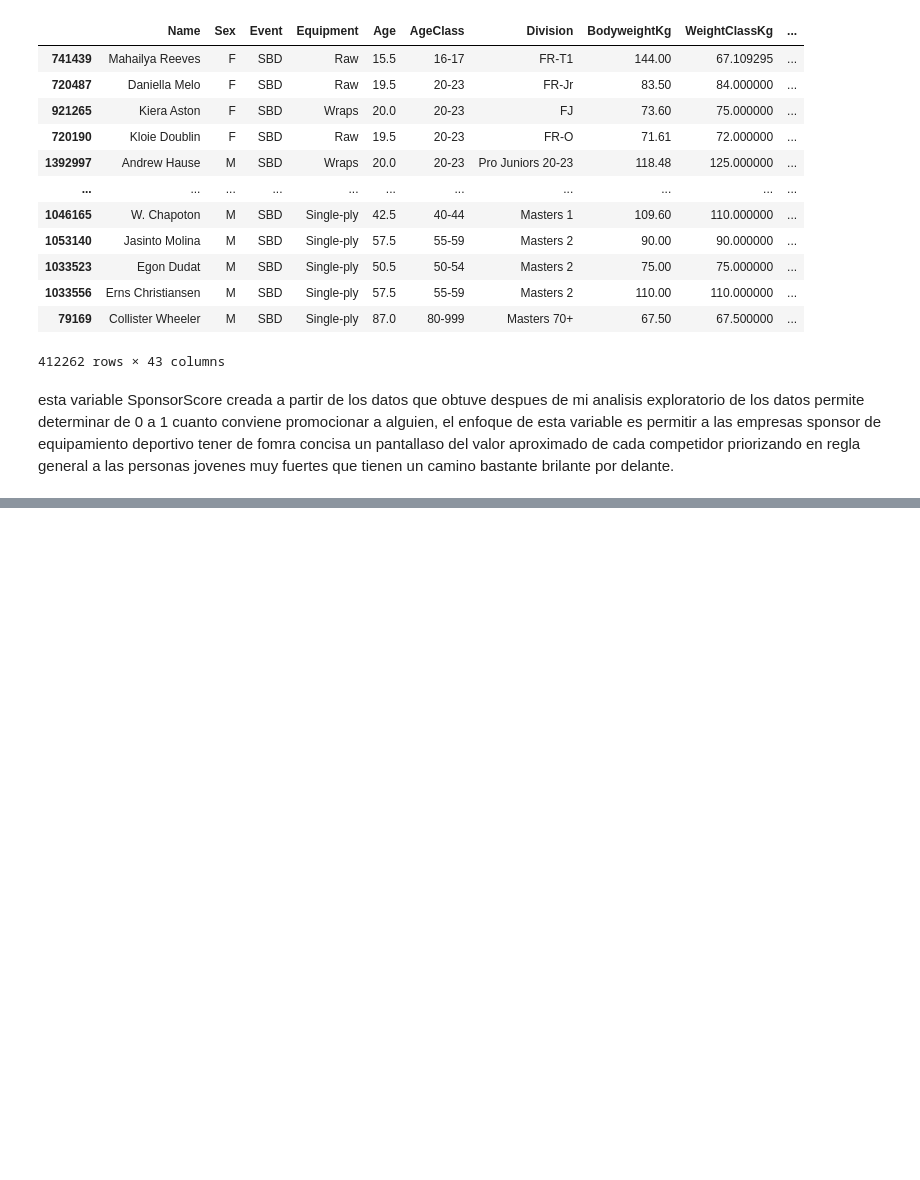
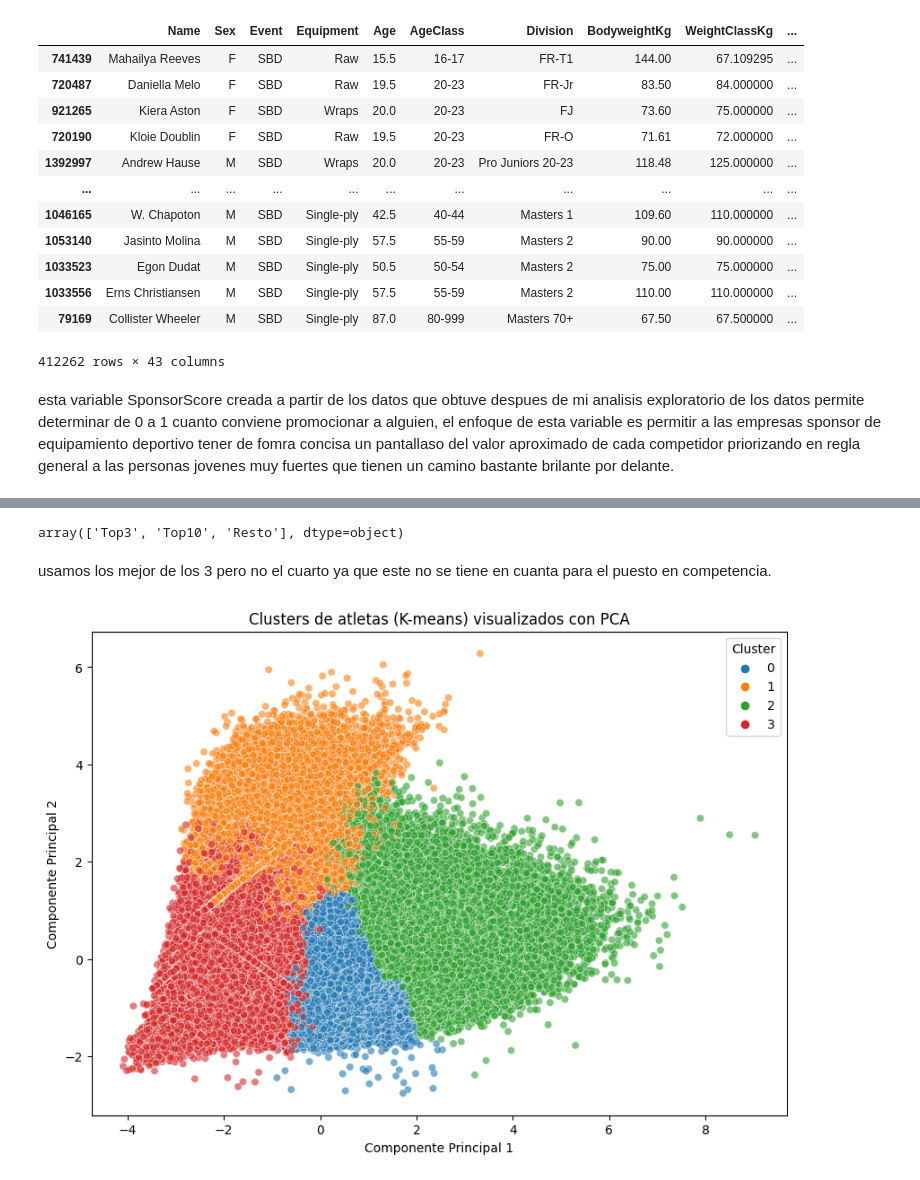
Before and after one commit to matiespinel/proyecto-coder, a Jupyter notebook: PrimeraEntrega_MatiasEspinel.ipynb, the cells around one changed output, grey strips where cells are left out. Saved outputs shown, nothing was run; the diff lists cells and outputs as text; code cells hidden in the pictures; blank space fills up the shorter version.

```diff
--- a/PrimeraEntrega_MatiasEspinel.ipynb
+++ b/PrimeraEntrega_MatiasEspinel.ipynb
@@ -608,0 +635,4 @@ df_top_SpSc.to_csv("datos_entreno", index= False)
+# %%
+df_pt2 = pd.read_csv("https://media.githubusercontent.com/media/matiespinel/proyecto-coder/refs/heads/main/datos_entreno.csv")
+# %%
+df_pt2 =df_pt2.drop_duplicates("Name")
@@ -608,0 +686,4 @@ df_top_SpSc.to_csv("datos_entreno", index= False)
+# %%
+df_clean = df_pt2[df_pt2['Place'].apply(lambda x: str(x).isdigit())].copy()
+df_clean['Place'] = df_clean['Place'].astype(int)
+df_clean['Place'].unique()
@@ -608,0 +700,61 @@ df_top_SpSc.to_csv("datos_entreno", index= False)
+# %%
+def asignar_rango(place):
+    if place <= 3:
+        return 'Top3'
+    elif place <= 10:
+        return 'Top10'
+    else:
+        return 'Resto'
+
+df_clean['Rango'] = df_clean['Place'].apply(asignar_rango)
+df_clean['Rango'].unique()
+# %% [output]
+array(['Top3', 'Top10', 'Resto'], dtype=object)
+# %% [markdown]
+usamos los mejor de los 3 pero no el cuarto ya que este no se tiene en cuanta para el puesto en competencia.
+# %%
+import pandas as pd
+import numpy as np
+from sklearn.preprocessing import StandardScaler
+from sklearn.cluster import KMeans
+from sklearn.decomposition import PCA
+import matplotlib.pyplot as plt
+import seaborn as sns
+
+# Variables a usar
+features = ['Best3SquatKg', 'Best3BenchKg', 'Best3DeadliftKg', 'BodyweightKg', 'Age']
+
+# Filtramos los casos con datos completos
+df_filtered = df_clean.dropna(subset=features).copy()
+
+# Estandarizamos los datos
+scaler = StandardScaler()
+X_scaled = scaler.fit_transform(df_filtered[features])
+
+# K-means clustering
+kmeans = KMeans(n_clusters=4, random_state=42)
+df_filtered['Cluster'] = kmeans.fit_predict(X_scaled)
+
+# PCA para visualización
+pca = PCA(n_components=2)
+components = pca.fit_transform(X_scaled)
+
+df_filtered['PC1'] = components[:,0]
+df_filtered['PC2'] = components[:,1]
+
+# Visualización
+plt.figure(figsize=(10,7))
+sns.scatterplot(
+    data=df_filtered,
+    x='PC1', y='PC2',
+    hue='Cluster',
+    palette='tab10',
+    alpha=0.6
+)
+plt.title('Clusters de atletas (K-means) visualizados con PCA')
+plt.xlabel('Componente Principal 1')
+plt.ylabel('Componente Principal 2')
+plt.legend(title='Cluster')
+plt.show()
+# %% [output]
+[figure, added]
```
Also changed, not shown: parts of 16 cells of this notebook, 2 other files.
